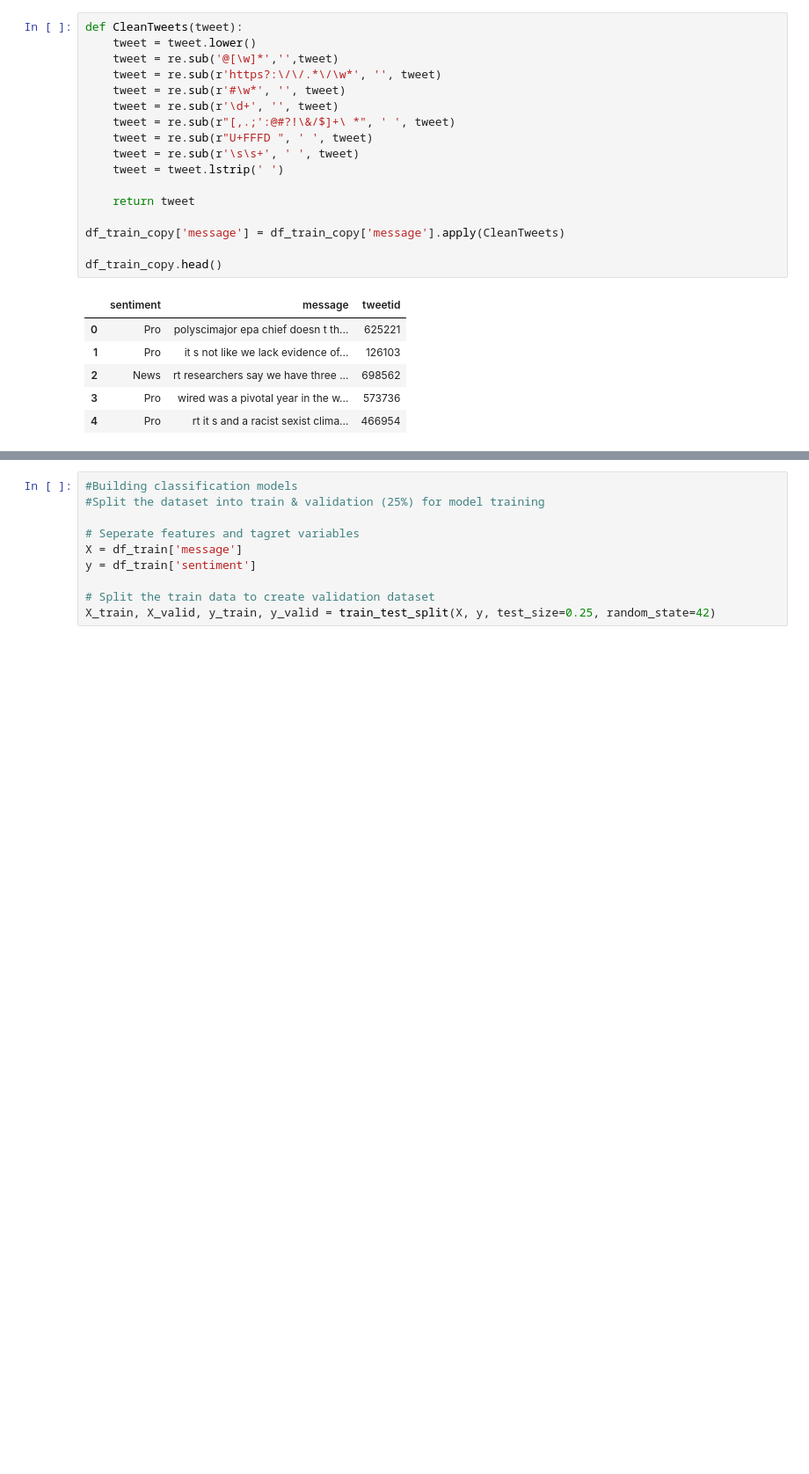
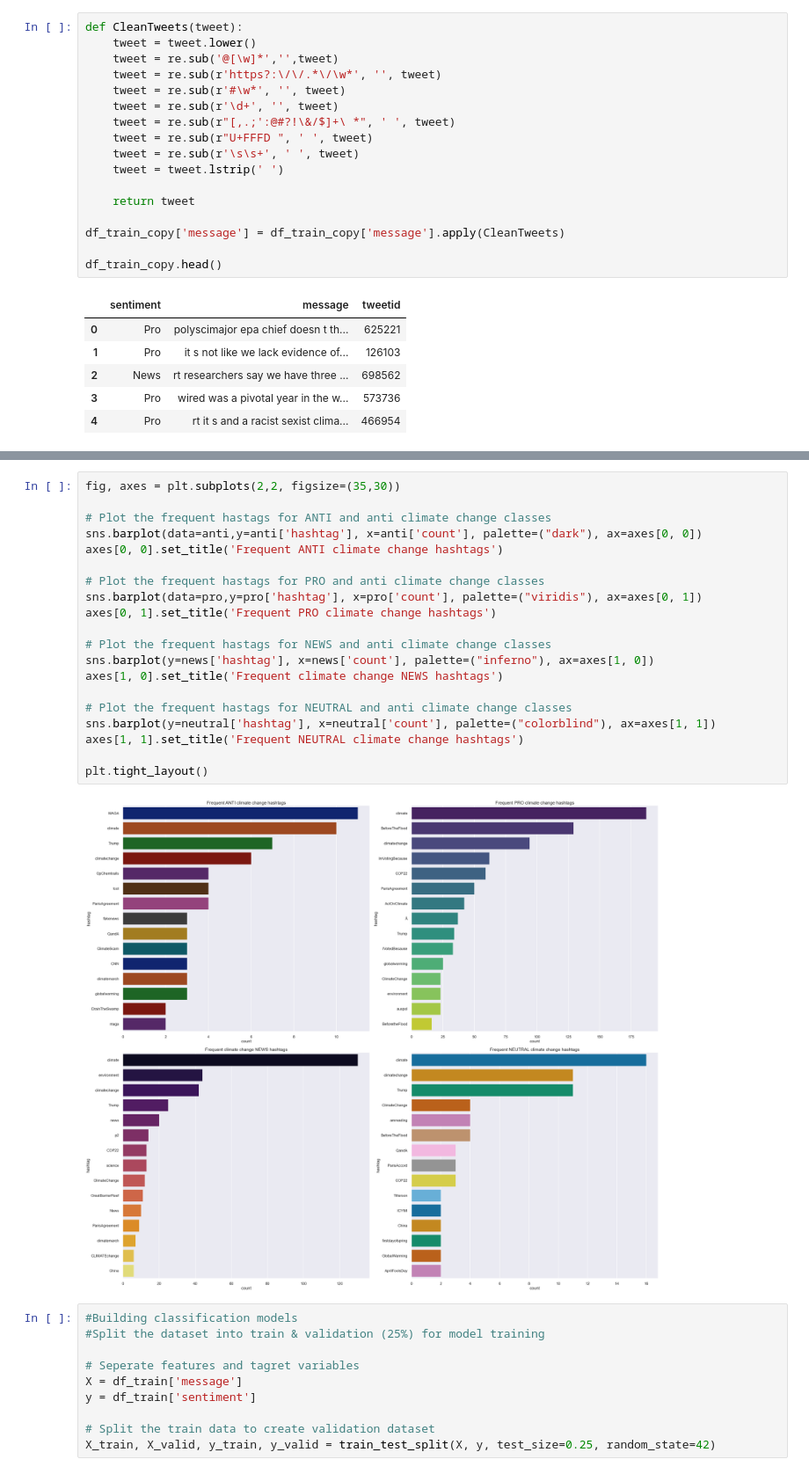
Before and after one commit to eraxman/EDSA-Twitter-Sentiment-Classification, a Jupyter notebook: Predict.ipynb, the cells around one changed output, grey strips where cells are left out. Shown at 88% size. Saved outputs shown, nothing was run; the diff lists cells and outputs as text; blank space fills up the shorter version.

```diff
--- a/Predict.ipynb
+++ b/Predict.ipynb
@@ -342,3 +316,25 @@ plt.tight_layout()
+# %%
+fig, axes = plt.subplots(2,2, figsize=(35,30))
+
+# Plot the frequent hastags for ANTI and anti climate change classes
+sns.barplot(data=anti,y=anti['hashtag'], x=anti['count'], palette=("dark"), ax=axes[0, 0])
+axes[0, 0].set_title('Frequent ANTI climate change hashtags')
+
+# Plot the frequent hastags for PRO and anti climate change classes
+sns.barplot(data=pro,y=pro['hashtag'], x=pro['count'], palette=("viridis"), ax=axes[0, 1])
+axes[0, 1].set_title('Frequent PRO climate change hashtags')
+
+# Plot the frequent hastags for NEWS and anti climate change classes
+sns.barplot(y=news['hashtag'], x=news['count'], palette=("inferno"), ax=axes[1, 0])
+axes[1, 0].set_title('Frequent climate change NEWS hashtags')
+
+# Plot the frequent hastags for NEUTRAL and anti climate change classes
+sns.barplot(y=neutral['hashtag'], x=neutral['count'], palette=("colorblind"), ax=axes[1, 1])
+axes[1, 1].set_title('Frequent NEUTRAL climate change hashtags')
+
+plt.tight_layout()
+# %% [output]
+[figure, added]
 # %%
 #Building classification models
 #Split the dataset into train & validation (25%) for model training
```
Also changed, not shown: parts of 12 cells of this notebook.
